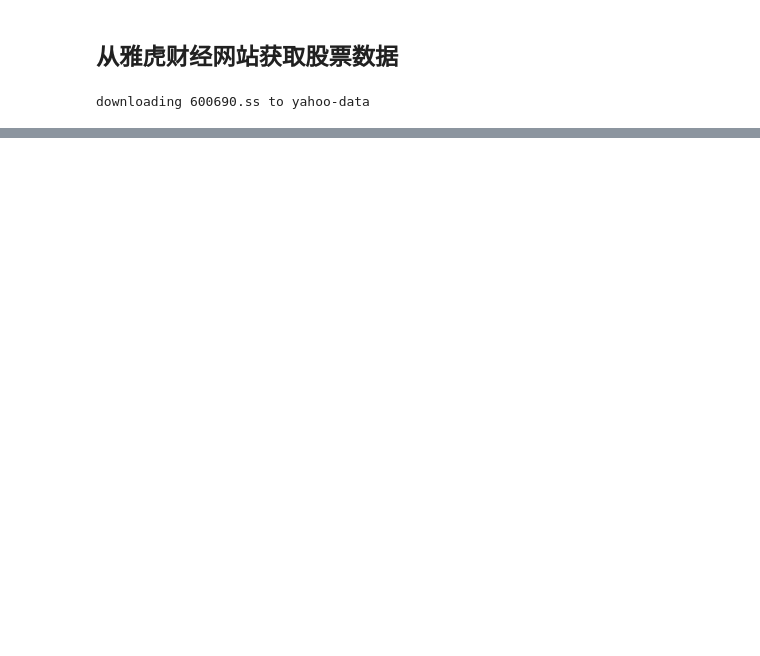
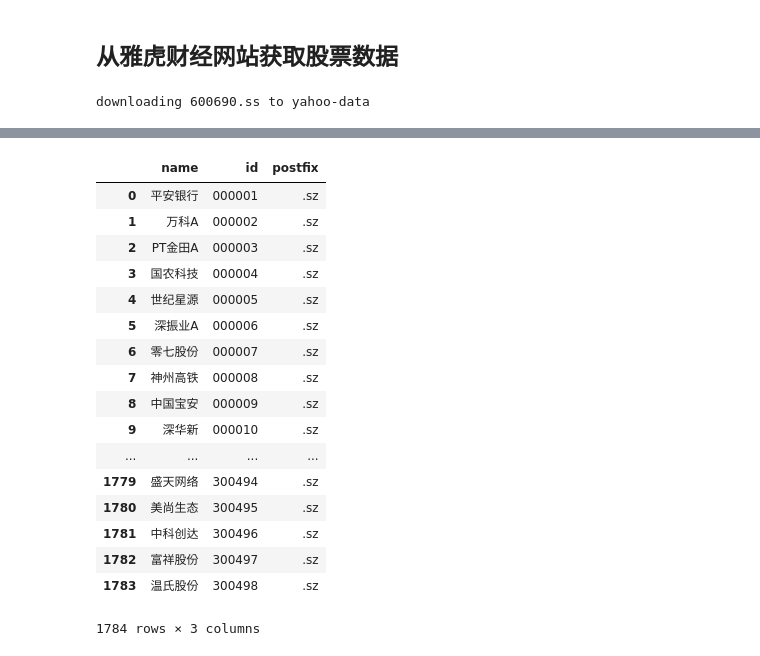
Before and after one commit to kamidox/stock-data, a Jupyter notebook: yahoo-stock.ipynb, the cells around one changed output, grey strips where cells are left out. Drawn from its saved outputs; the diff is of its cells as text; code cells hidden in the pictures; blank space fills up the shorter version.

```diff
--- a/yahoo-stock.ipynb
+++ b/yahoo-stock.ipynb
@@ -63,0 +86,23 @@ urllib.urlencode(query)
+# %%
+sz = pd.read_csv('SZ.txt', header=None, names=['name', 'id'], dtype={'id': np.string0})
+sz['postfix']='.sz'
+sz
+# %% [output]
+|  | name | id | postfix |
+| 0 | 平安银行 | 000001 | .sz |
+| 1 | 万科A | 000002 | .sz |
+| 2 | PT金田A | 000003 | .sz |
+| 3 | 国农科技 | 000004 | .sz |
+| 4 | 世纪星源 | 000005 | .sz |
+| 5 | 深振业A | 000006 | .sz |
+| 6 | 零七股份 | 000007 | .sz |
+| 7 | 神州高铁 | 000008 | .sz |
+| 8 | 中国宝安 | 000009 | .sz |
+| 9 | 深华新 | 000010 | .sz |
+| ... | ... | ... | ... |
+| 1779 | 盛天网络 | 300494 | .sz |
+| 1780 | 美尚生态 | 300495 | .sz |
+| 1781 | 中科创达 | 300496 | .sz |
+| 1782 | 富祥股份 | 300497 | .sz |
+| 1783 | 温氏股份 | 300498 | .sz |
+1784 rows × 3 columns
```
Also changed, not shown: parts of 7 cells of this notebook, 1 other file.
